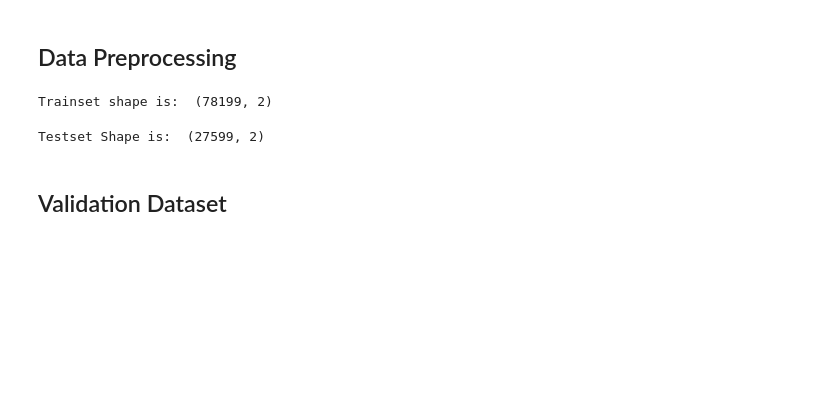
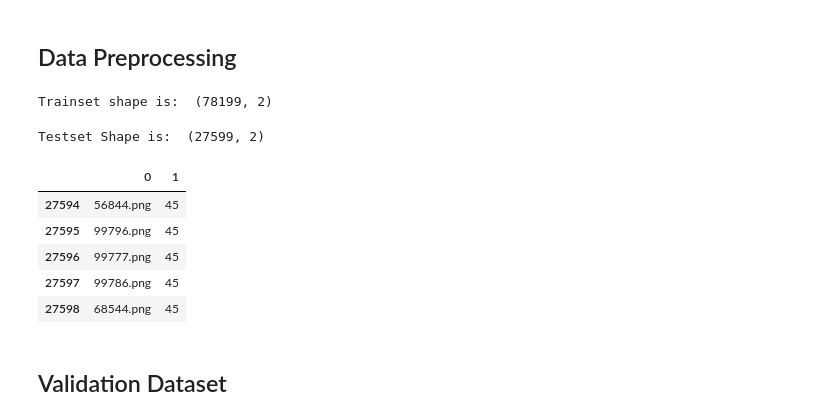
Before and after one commit to ashishsth7586/PyTorch, a Jupyter notebook: 03_devnagari_classification/DevanagariDatasetResNet50.ipynb, the cells around one changed output. Saved outputs shown, nothing was run; the diff lists cells and outputs as text; code cells hidden in the pictures; blank space fills up the shorter version.

```diff
--- a/03_devnagari_classification/DevanagariDatasetResNet50.ipynb
+++ b/03_devnagari_classification/DevanagariDatasetResNet50.ipynb
@@ -93,8 +93,15 @@ pd.value_counts(train_set[1].values, sort=False)
 # %%
 test_set = pd.DataFrame(test_set_array)
 print("Testset Shape is: ", test_set.shape)
+test_set.tail()
 # %% [output]
 Testset Shape is:  (27599, 2)
+|  | 0 | 1 |
+| 27594 | 56844.png | 45 |
+| 27595 | 99796.png | 45 |
+| 27596 | 99777.png | 45 |
+| 27597 | 99786.png | 45 |
+| 27598 | 68544.png | 45 |
 # %% [markdown]
 ## Validation Dataset
 # %%
```
Also changed, not shown: parts of 3 cells of this notebook.
